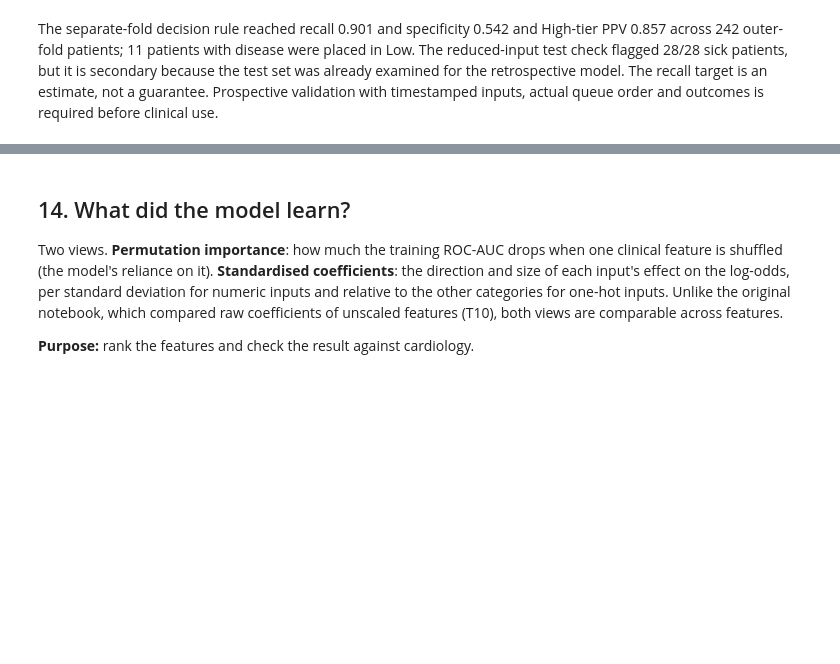
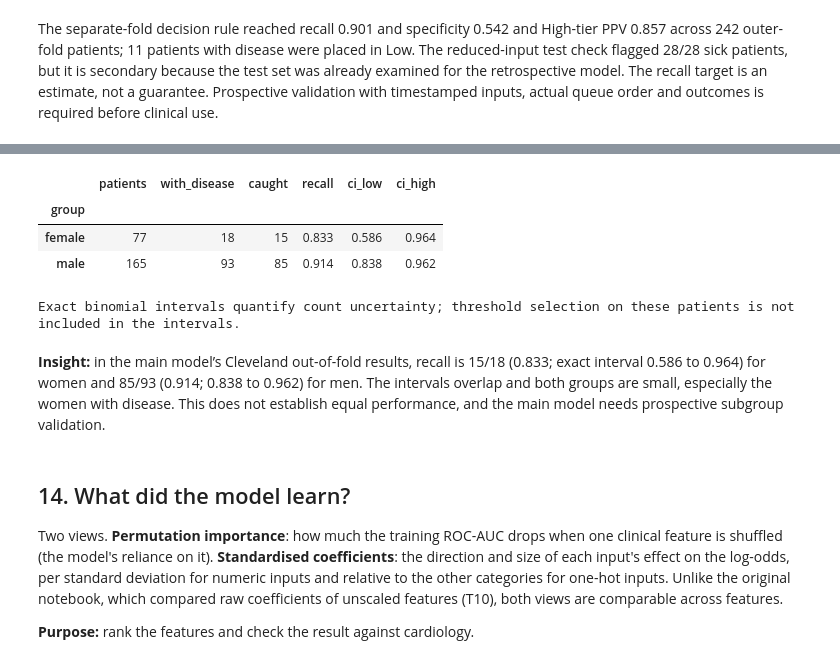
Before and after one commit to ArayathamTarakulpratip/heart-disease-prediction, a Jupyter notebook: heart_disease_pitch_gold_standard.ipynb, the cells around one changed output, grey strips where cells are left out. Drawn from its saved outputs; the diff is of its cells as text; code cells hidden in the pictures; blank space fills up the shorter version.

```diff
--- a/heart_disease_pitch_gold_standard.ipynb
+++ b/heart_disease_pitch_gold_standard.ipynb
@@ -1281,3 +1285,19 @@ The separate-fold decision rule reached recall 0.901 and specificity 0.542 and H
+# %%
+main_sex = evaluation.subgroup_recall(X_train["sex"].map(cfg.LABELS["sex"]), y_train, oof10, th10["low"])
+main_intervals = [evaluation.exact_ci(c, n) if n else (np.nan, np.nan)
+                  for c, n in zip(main_sex["caught"], main_sex["with_disease"])]
+main_sex = main_sex.assign(ci_low=[a for a, _ in main_intervals],
+                           ci_high=[b for _, b in main_intervals])
+display(main_sex.round(3))
+print("Exact binomial intervals quantify count uncertainty; threshold selection on these patients is not included in the intervals.")
+# %% [output]
+|  | patients | with_disease | caught | recall | ci_low | ci_high |
+| group |  |  |  |  |  |  |
+| female | 77 | 18 | 15 | 0.833 | 0.586 | 0.964 |
+| male | 165 | 93 | 85 | 0.914 | 0.838 | 0.962 |
+Exact binomial intervals quantify count uncertainty; threshold selection on these patients is not included in the intervals.
+# %% [markdown]
+**Insight:** in the main model’s Cleveland out-of-fold results, recall is 15/18 (0.833; exact interval 0.586 to 0.964) for women and 85/93 (0.914; 0.838 to 0.962) for men. The intervals overlap and both groups are small, especially the women with disease. This does not establish equal performance, and the main model needs prospective subgroup validation.
 # %% [markdown]
 ## 14. What did the model learn?
 
```
Also changed, not shown: parts of 2 cells of this notebook, 2 other files.
